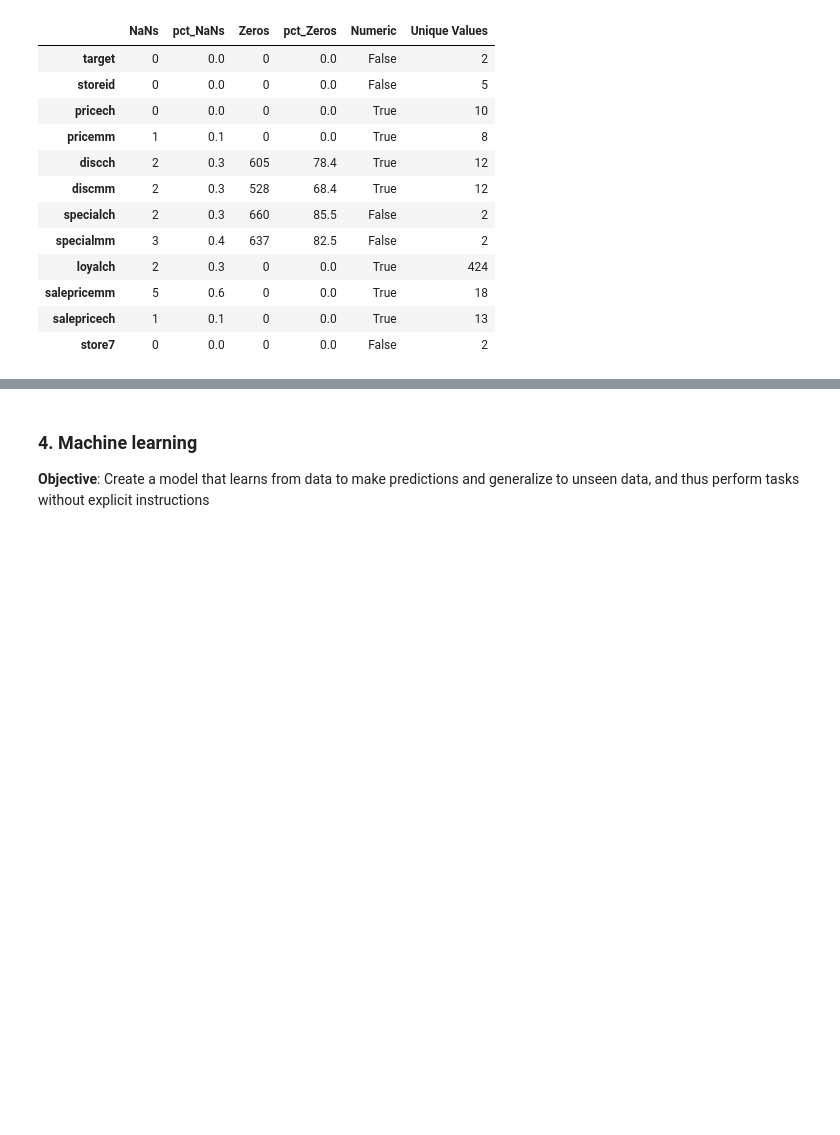
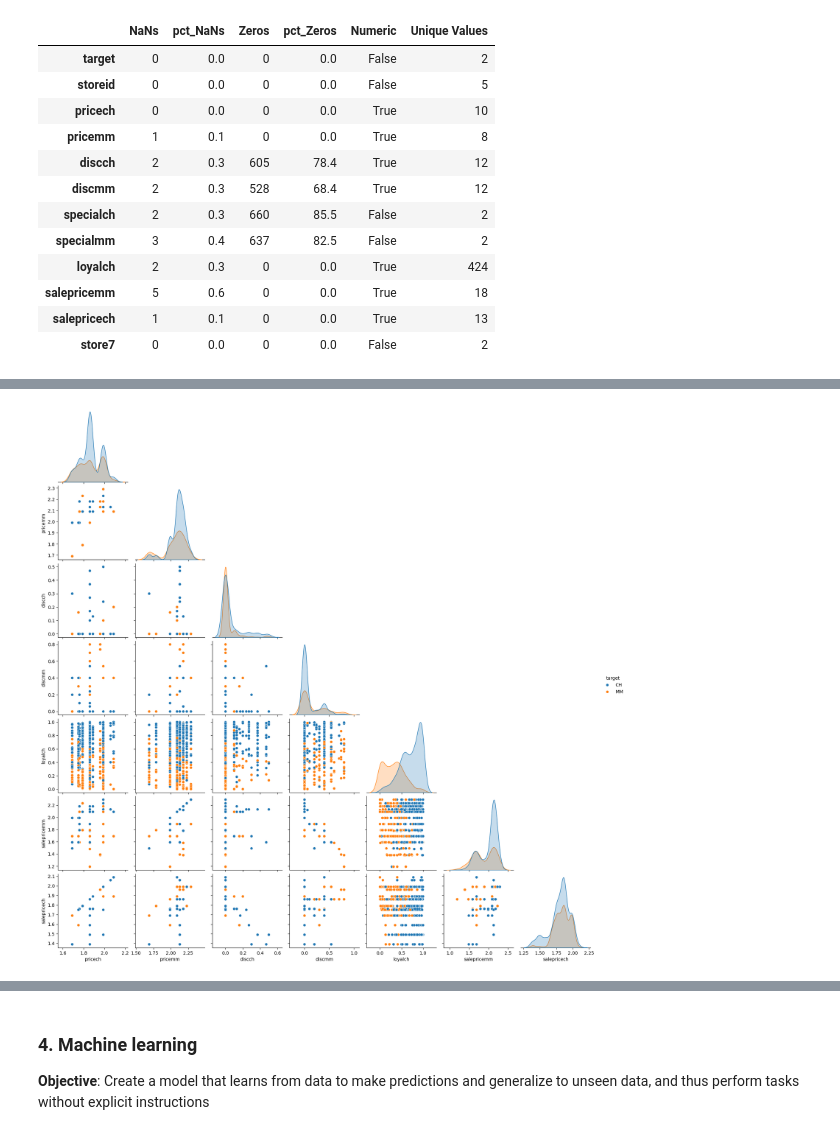
Before and after one commit to alexismenanieves/Orchestrator, a Jupyter notebook: notebooks/Orange_Juice_Model.ipynb, the cells around one changed output, grey strips where cells are left out. Cells and saved outputs as stored; diff of their text form; code cells hidden in the pictures; blank space fills up the shorter version.

```diff
--- a/notebooks/Orange_Juice_Model.ipynb
+++ b/notebooks/Orange_Juice_Model.ipynb
@@ -354,7 +350,9 @@ plt.show()
 # %%
 # 3.5 Perform bivariate analysis - Numerical vs target
-sns.pairplot(data=df_train, hue='target')
+sns.pairplot(data=df_train, hue='target', corner=True)
 plt.show()
+# %% [output]
+[figure, added]
 # %%
 # 3.5.1 View boxplots vs target
 fig, ax = plt.subplots(3,3, figsize=(8,5))
```
Also changed, not shown: parts of 30 cells of this notebook.
